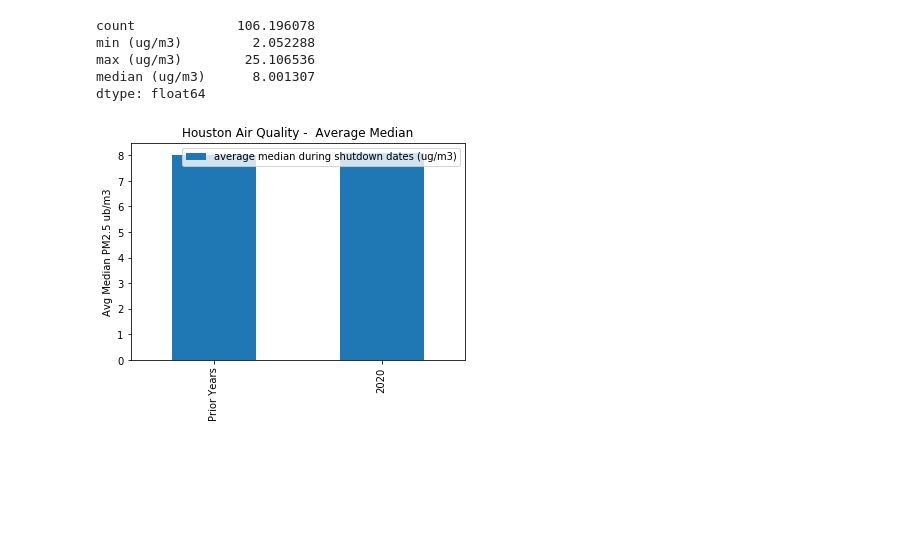
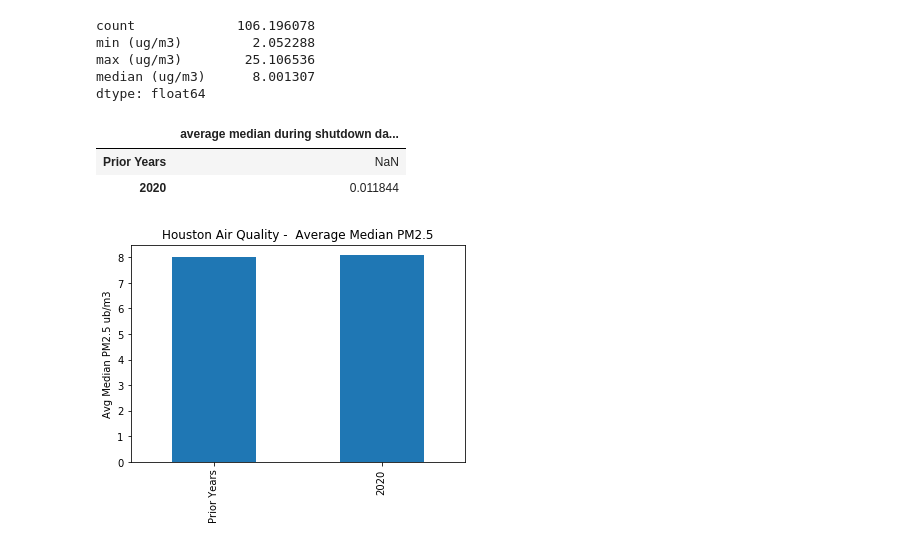
Before and after one commit to markwsutton/AirQualityProject, a Jupyter notebook: AQI Analysis - Houston.ipynb, the cells around one changed output. Cells and saved outputs as stored; diff of their text form; code cells hidden in the pictures; blank space fills up the shorter version.

```diff
--- a/AQI Analysis - Houston.ipynb
+++ b/AQI Analysis - Houston.ipynb
@@ -179,12 +179,16 @@ dtype: float64
 # %%
 summary_bar_plot = pd.DataFrame({"average median during shutdown dates (ug/m3)":[prior_averages["median (ug/m3)"],
                                                                                  bar_plot_info["median (ug/m3)"][2020]]},
                                 index=["Prior Years", "2020"])
 
-summary_bar_plot.plot(kind="bar")
+summary_bar_plot.plot(kind="bar", legend=None)
 summary_bar_plot.pct_change()
 plt.ylabel("Avg Median PM2.5 ub/m3")
-plt.title("Houston Air Quality -  Average Median")
-plt.savefig("./outputs/houston_3yearMedianchange.png")
+plt.title("Houston Air Quality -  Average Median PM2.5")
+plt.savefig("./outputs/Houston/houston_3yearMedianchange.png")
+summary_bar_plot.pct_change()
 # %% [output]
+|  | average median during shutdown da... |
+| Prior Years | NaN |
+| 2020 | 0.011844 |
-[figure, old version]
+[figure, new version]
```
Also changed, not shown: parts of 10 cells of this notebook, 1 other file.
